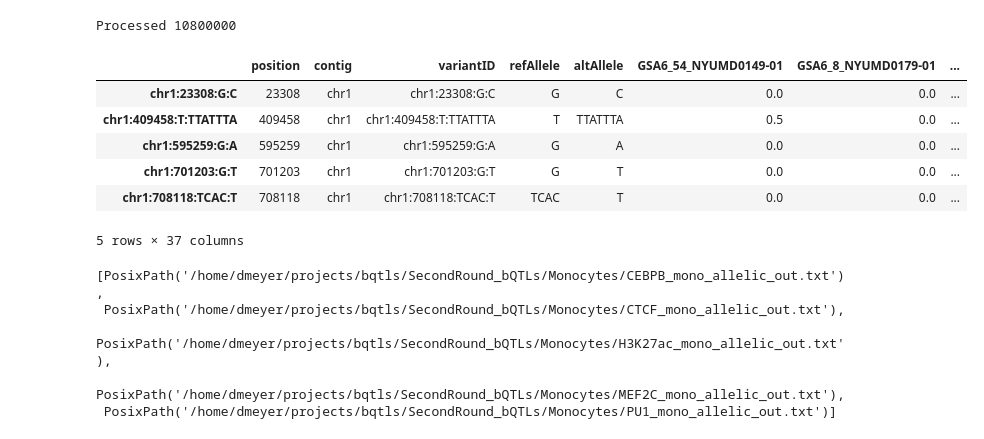
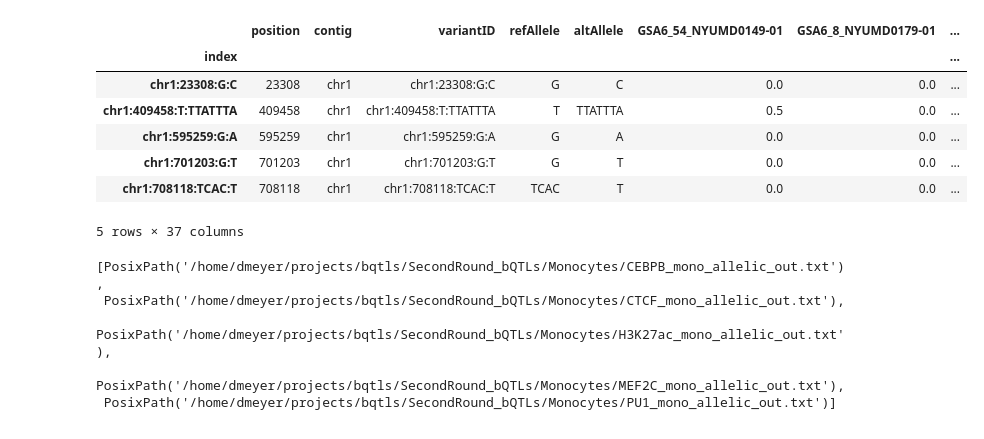
Before and after one commit to daklab/poolqtl, a Jupyter notebook: src/ariana_round2.ipynb, the cells around one changed output. Cells and saved outputs as stored; diff of their text form; code cells hidden in the pictures.

```diff
--- a/src/ariana_round2.ipynb
+++ b/src/ariana_round2.ipynb
@@ -25,16 +25,19 @@ geno = io_utils.loadGenotypes(
     posterior = False,
     print_every = 1e5,
     add_chr_prefix="").rename(columns = {"SNP" : "variantID"})
-geno.head()
+geno.reset_index().to_feather('/home/dmeyer/projects/bqtls/SecondRound_bQTLs/VCF_files/feathers/monocyte_pool.feather')
-# %% [output]
-Processed 10800000
-|  | position | contig | variantID | refAllele | altAllele | GSA6_54_NYUMD0149-01 | GSA6_8_NYUMD0179-01 | ... |
-| chr1:23308:G:C | 23308 | chr1 | chr1:23308:G:C | G | C | 0.0 | 0.0 | ... |
-| chr1:409458:T:TTATTTA | 409458 | chr1 | chr1:409458:T:TTATTTA | T | TTATTTA | 0.5 | 0.0 | ... |
-| chr1:595259:G:A | 595259 | chr1 | chr1:595259:G:A | G | A | 0.0 | 0.0 | ... |
-| chr1:701203:G:T | 701203 | chr1 | chr1:701203:G:T | G | T | 0.0 | 0.0 | ... |
-| chr1:708118:TCAC:T | 708118 | chr1 | chr1:708118:TCAC:T | TCAC | T | 0.0 | 0.0 | ... |
-5 rows × 37 columns
+# %%
+geno = pd.read_feather("/home/dmeyer/projects/bqtls/SecondRound_bQTLs/VCF_files/feathers/monocyte_pool.feather").set_index('index')
+geno.head()
+# %% [output]
+|  | position | contig | variantID | refAllele | altAllele | GSA6_54_NYUMD0149-01 | GSA6_8_NYUMD0179-01 | ... |
+| index |  |  |  |  |  |  |  | ... |
+| chr1:23308:G:C | 23308 | chr1 | chr1:23308:G:C | G | C | 0.0 | 0.0 | ... |
+| chr1:409458:T:TTATTTA | 409458 | chr1 | chr1:409458:T:TTATTTA | T | TTATTTA | 0.5 | 0.0 | ... |
+| chr1:595259:G:A | 595259 | chr1 | chr1:595259:G:A | G | A | 0.0 | 0.0 | ... |
+| chr1:701203:G:T | 701203 | chr1 | chr1:701203:G:T | G | T | 0.0 | 0.0 | ... |
+| chr1:708118:TCAC:T | 708118 | chr1 | chr1:708118:TCAC:T | TCAC | T | 0.0 | 0.0 | ... |
+5 rows × 37 columns
 # %%
 monocytes_counts_files = list(sorted(Path('/home/dmeyer/projects/bqtls/SecondRound_bQTLs/Monocytes').glob('*allelic_out.txt')))
 monocytes_counts_files
```
Also changed, not shown: parts of 15 cells of this notebook, 1 other file.
